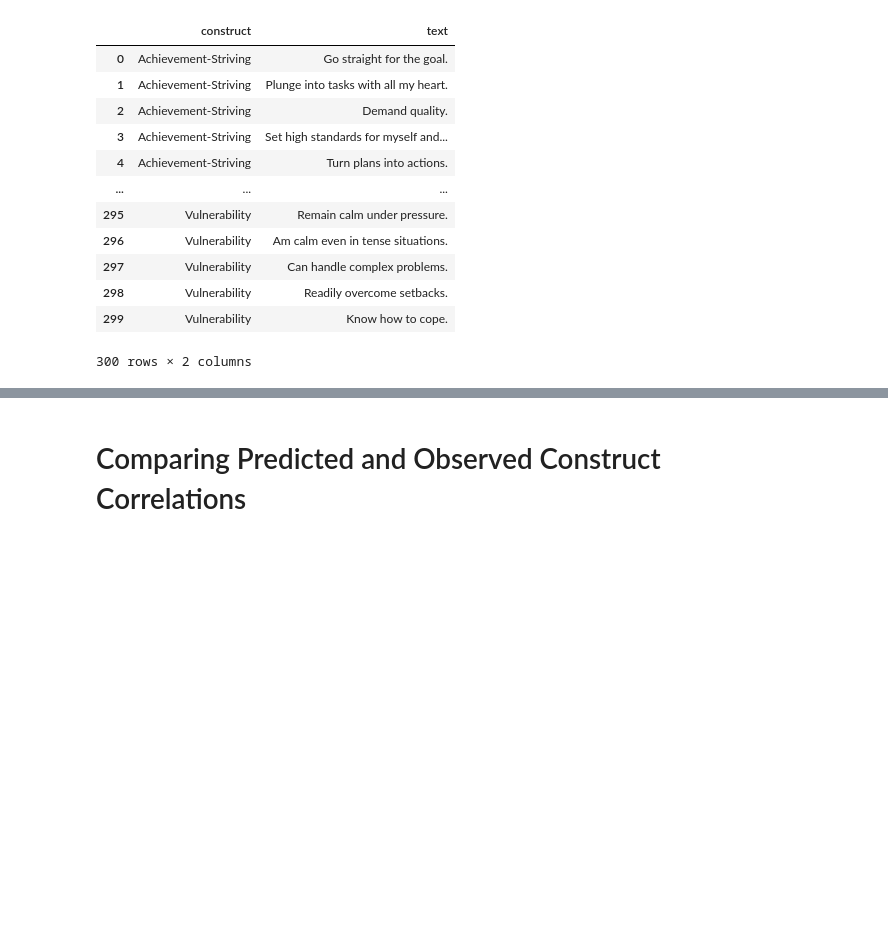
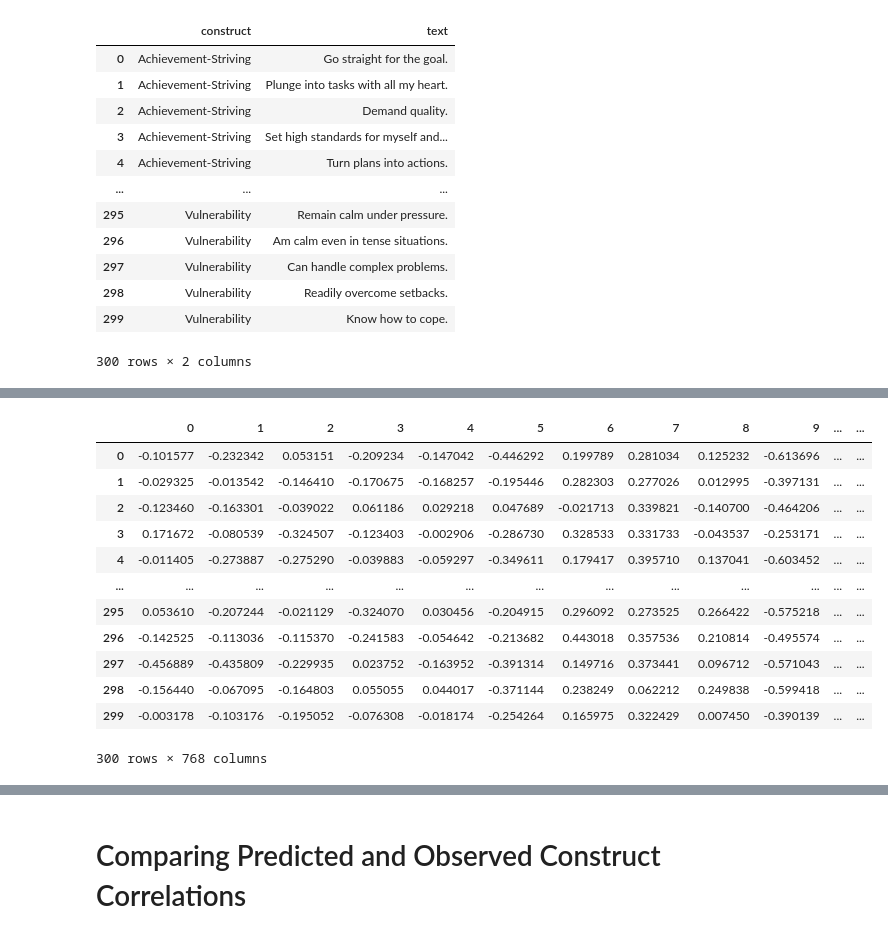
Before and after one commit to dwulff/LLM4JDM, a Jupyter notebook: ex2/personality_struct.ipynb, the cells around one changed output, grey strips where cells are left out. Cells and saved outputs as stored; diff of their text form; code cells hidden in the pictures; blank space fills up the shorter version.

```diff
--- a/ex2/personality_struct.ipynb
+++ b/ex2/personality_struct.ipynb
@@ -42,0 +25,4 @@ neo_items
+# %%
+# Converting into a HuggingFace dataset
+dataset = Dataset.from_pandas(neo_items)
+dataset
@@ -43 +90,27 @@ neo_items
+# %%
+def extract_features(batch):
+    """Extract features from a batch of items"""
+    inputs = {k:v.to(device) for k, v in batch.items() if k in tokenizer.model_input_names}
+    with torch.no_grad():
+        last_hidden_state = model(**inputs).last_hidden_state
+        return {"hidden_state": last_hidden_state[:,0].cpu().numpy()}
+
+
+embeds = dataset.map(extract_features, batched=True, batch_size=5)
+embeds = pd.DataFrame(embeds['hidden_state'])
+embeds
+# %% [output]
+|  | 0 | 1 | 2 | 3 | 4 | 5 | 6 | 7 | 8 | 9 | ... | ... |
+| 0 | -0.101577 | -0.232342 | 0.053151 | -0.209234 | -0.147042 | -0.446292 | 0.199789 | 0.281034 | 0.125232 | -0.613696 | ... | ... |
+| 1 | -0.029325 | -0.013542 | -0.146410 | -0.170675 | -0.168257 | -0.195446 | 0.282303 | 0.277026 | 0.012995 | -0.397131 | ... | ... |
+| 2 | -0.123460 | -0.163301 | -0.039022 | 0.061186 | 0.029218 | 0.047689 | -0.021713 | 0.339821 | -0.140700 | -0.464206 | ... | ... |
+| 3 | 0.171672 | -0.080539 | -0.324507 | -0.123403 | -0.002906 | -0.286730 | 0.328533 | 0.331733 | -0.043537 | -0.253171 | ... | ... |
+| 4 | -0.011405 | -0.273887 | -0.275290 | -0.039883 | -0.059297 | -0.349611 | 0.179417 | 0.395710 | 0.137041 | -0.603452 | ... | ... |
+| ... | ... | ... | ... | ... | ... | ... | ... | ... | ... | ... | ... | ... |
+| 295 | 0.053610 | -0.207244 | -0.021129 | -0.324070 | 0.030456 | -0.204915 | 0.296092 | 0.273525 | 0.266422 | -0.575218 | ... | ... |
+| 296 | -0.142525 | -0.113036 | -0.115370 | -0.241583 | -0.054642 | -0.213682 | 0.443018 | 0.357536 | 0.210814 | -0.495574 | ... | ... |
+| 297 | -0.456889 | -0.435809 | -0.229935 | 0.023752 | -0.163952 | -0.391314 | 0.149716 | 0.373441 | 0.096712 | -0.571043 | ... | ... |
+| 298 | -0.156440 | -0.067095 | -0.164803 | 0.055055 | 0.044017 | -0.371144 | 0.238249 | 0.062212 | 0.249838 | -0.599418 | ... | ... |
+| 299 | -0.003178 | -0.103176 | -0.195052 | -0.076308 | -0.018174 | -0.254264 | 0.165975 | 0.322429 | 0.007450 | -0.390139 | ... | ... |
+300 rows × 768 columns
 # %%
```
Also changed, not shown: parts of 17 cells of this notebook.
